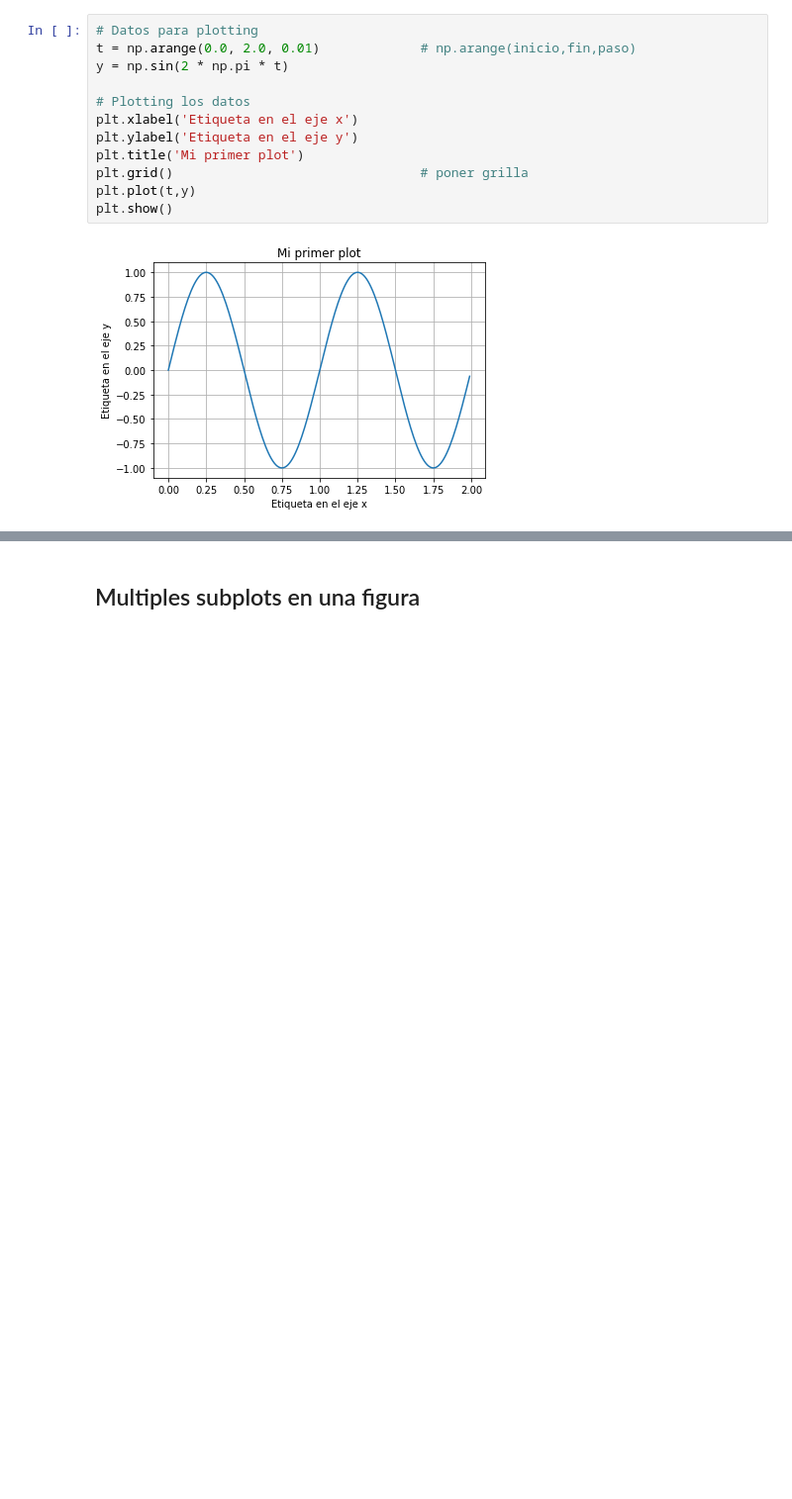
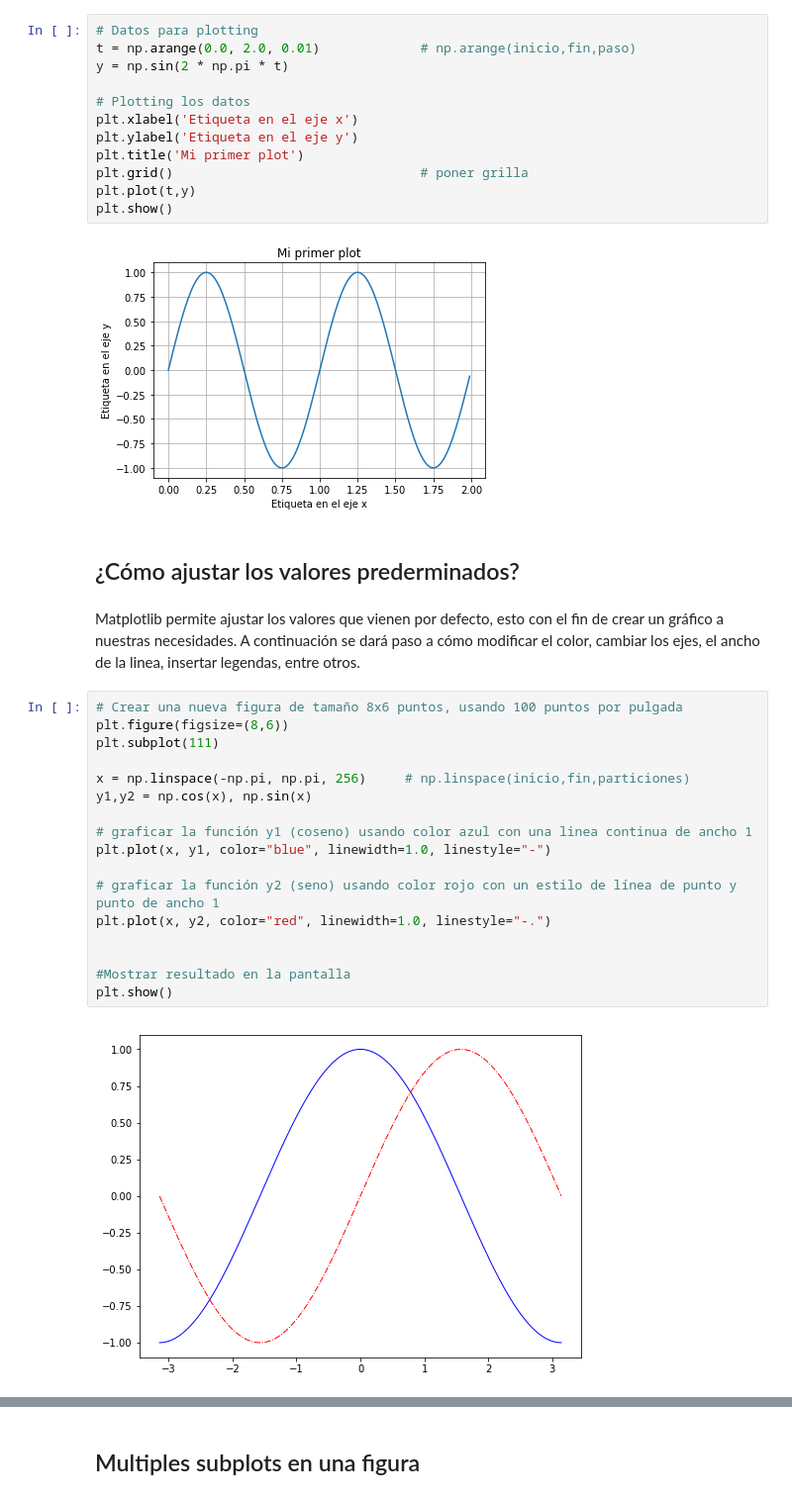
Before and after one commit to juan-pineda/Curso_computacion_cientifica, a Jupyter notebook: 02-Data-visualization/Data_Visualization.ipynb, the cells around one changed output, grey strips where cells are left out. Shown at 99% size. Saved outputs shown, nothing was run; the diff lists cells and outputs as text; blank space fills up the shorter version.

```diff
--- a/02-Data-visualization/Data_Visualization.ipynb
+++ b/02-Data-visualization/Data_Visualization.ipynb
@@ -23,3 +23,26 @@ plt.plot(t,y)
 plt.show()
 # %% [output]
 [figure]
+# %% [markdown]
+## ¿Cómo ajustar los valores prederminados?
+# %% [markdown]
+Matplotlib permite ajustar los valores que vienen por defecto, esto con el fin de crear un gráfico a nuestras necesidades. A continuación se dará paso a cómo modificar el color, cambiar los ejes, el ancho de la linea, insertar legendas, entre otros.
+# %%
+# Crear una nueva figura de tamaño 8x6 puntos, usando 100 puntos por pulgada
+plt.figure(figsize=(8,6))
+plt.subplot(111)
+
+x = np.linspace(-np.pi, np.pi, 256)     # np.linspace(inicio,fin,particiones)
+y1,y2 = np.cos(x), np.sin(x)
+
+# graficar la función y1 (coseno) usando color azul con una linea continua de ancho 1
+plt.plot(x, y1, color="blue", linewidth=1.0, linestyle="-")
+
+# graficar la función y2 (seno) usando color rojo con un estilo de línea de punto y punto de ancho 1
+plt.plot(x, y2, color="red", linewidth=1.0, linestyle="-.")
+
+
+#Mostrar resultado en la pantalla
+plt.show()
+# %% [output]
+[figure, added]
```
Also changed, not shown: parts of 26 cells of this notebook, 2 other files.
